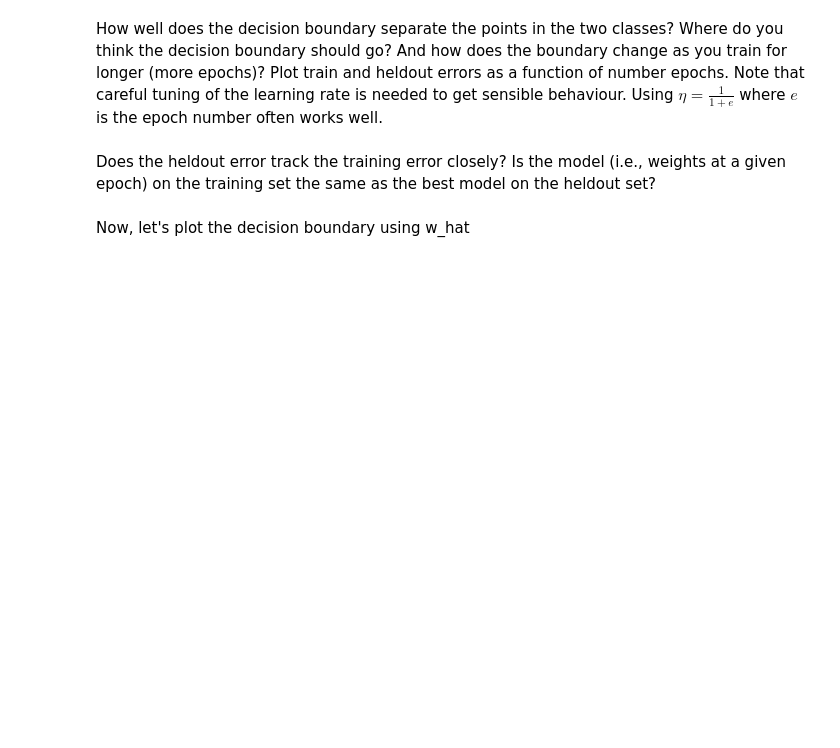
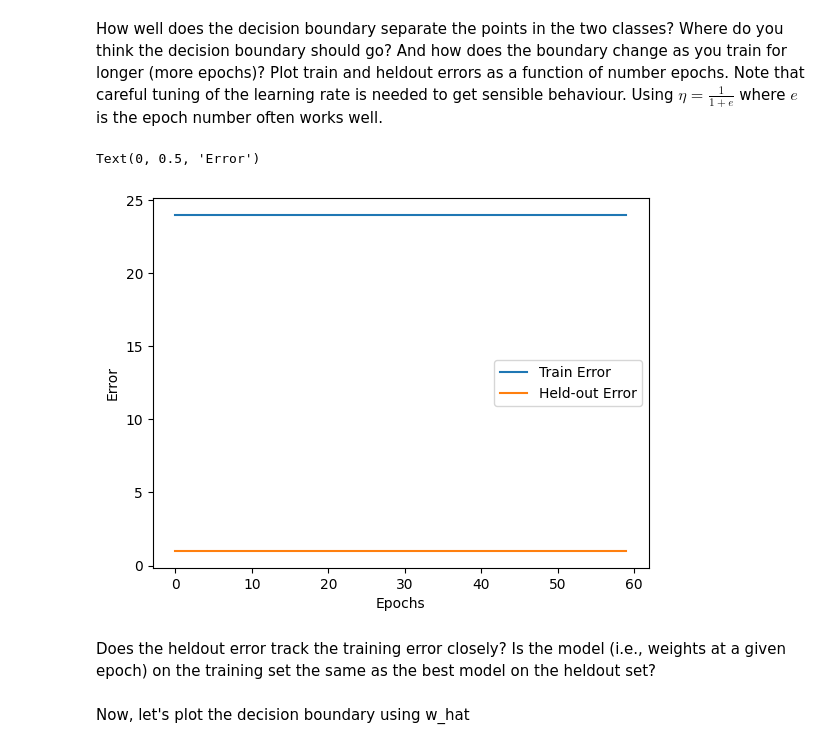
Before and after one commit to AshrithSagar/CP217-ML4CPS-2024, a Jupyter notebook: Labs/Week 7- NN, Perceptron models/worksheet7.ipynb, the cells around one changed output. Cells and saved outputs as stored; diff of their text form; code cells hidden in the pictures; blank space fills up the shorter version.

```diff
--- a/Labs/Week 7- NN, Perceptron models/worksheet7.ipynb
+++ b/Labs/Week 7- NN, Perceptron models/worksheet7.ipynb
@@ -204,20 +216,23 @@ How well does the decision boundary separate the points in the two classes? Wher
 # %%
 w_hat = []
 T = 60
 train_error = np.zeros(T)
 heldout_error = np.zeros(T)
 for e in range(T):
     # here we use a learning rate, which decays with each epoch
-    lr = 1./(1+e)
-    w_hat = ... # over to you
-    train_error[e] = ... # over to you
-    heldout_error[e] = ... # over to you
+    lr = 1.0 / (1 + e)
+    w_hat = train(Phi, y, 5)
+    train_error[e] = np.sum(perc_pred(Phi, w_hat))
+    heldout_error[e] = 1
 
-plt.plot(train_error, label = 'Train Error')
-plt.plot(heldout_error, label = 'Held-out Error')
+plt.plot(train_error, label="Train Error")
+plt.plot(heldout_error, label="Held-out Error")
 plt.legend()
-plt.xlabel('Epochs')
-plt.ylabel('Error')
+plt.xlabel("Epochs")
+plt.ylabel("Error")
+# %% [output]
+Text(0, 0.5, 'Error')
+[figure, added]
 # %% [markdown]
 Does the heldout error track the training error closely? Is the model (i.e., weights at a given epoch) on the training set the same as the best model on the heldout set?
 # %% [markdown]
```
Also changed, not shown: parts of 17 cells of this notebook.
